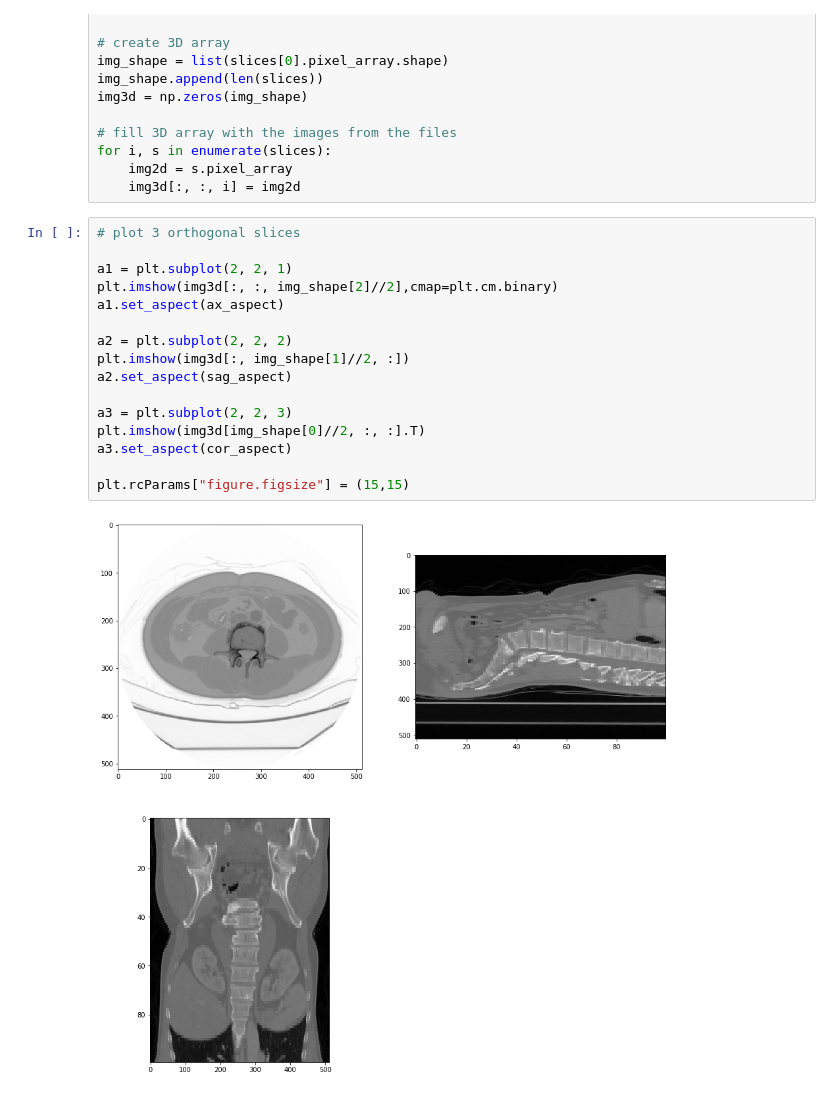
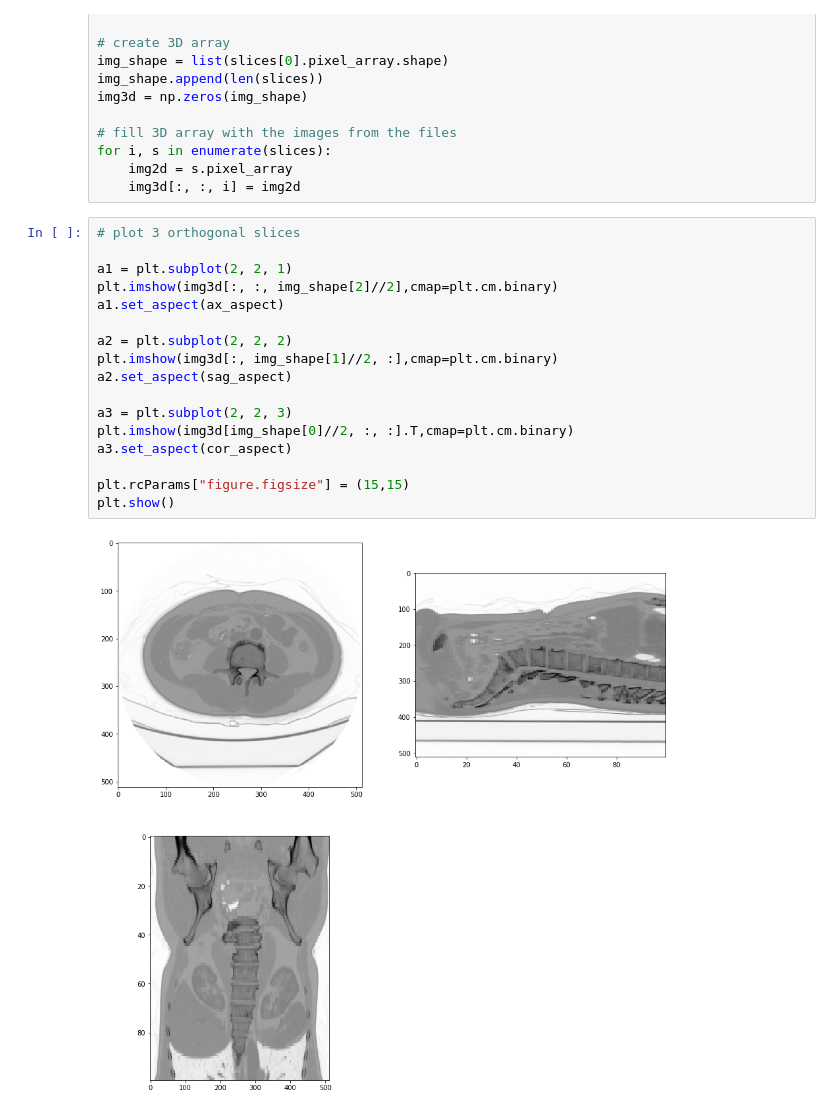
Before and after one commit to ehdgns21/CT-images-conversion-2D-3D, a Jupyter notebook: CT image to 3D (2).ipynb, the cells around one changed output. Saved outputs shown, nothing was run; the diff lists cells and outputs as text.

```diff
--- a/CT image to 3D (2).ipynb
+++ b/CT image to 3D (2).ipynb
@@ -86,18 +86,19 @@ for i, s in enumerate(slices):
 # %%
 # plot 3 orthogonal slices
 
 a1 = plt.subplot(2, 2, 1)
 plt.imshow(img3d[:, :, img_shape[2]//2],cmap=plt.cm.binary)
 a1.set_aspect(ax_aspect)
 
 a2 = plt.subplot(2, 2, 2)
-plt.imshow(img3d[:, img_shape[1]//2, :])
+plt.imshow(img3d[:, img_shape[1]//2, :],cmap=plt.cm.binary)
 a2.set_aspect(sag_aspect)
 
 a3 = plt.subplot(2, 2, 3)
-plt.imshow(img3d[img_shape[0]//2, :, :].T)
+plt.imshow(img3d[img_shape[0]//2, :, :].T,cmap=plt.cm.binary)
 a3.set_aspect(cor_aspect)
 
 plt.rcParams["figure.figsize"] = (15,15)
+plt.show()
 # %% [output]
-[figure, old version]
+[figure, new version]
```
Also changed, not shown: 1 other file.
